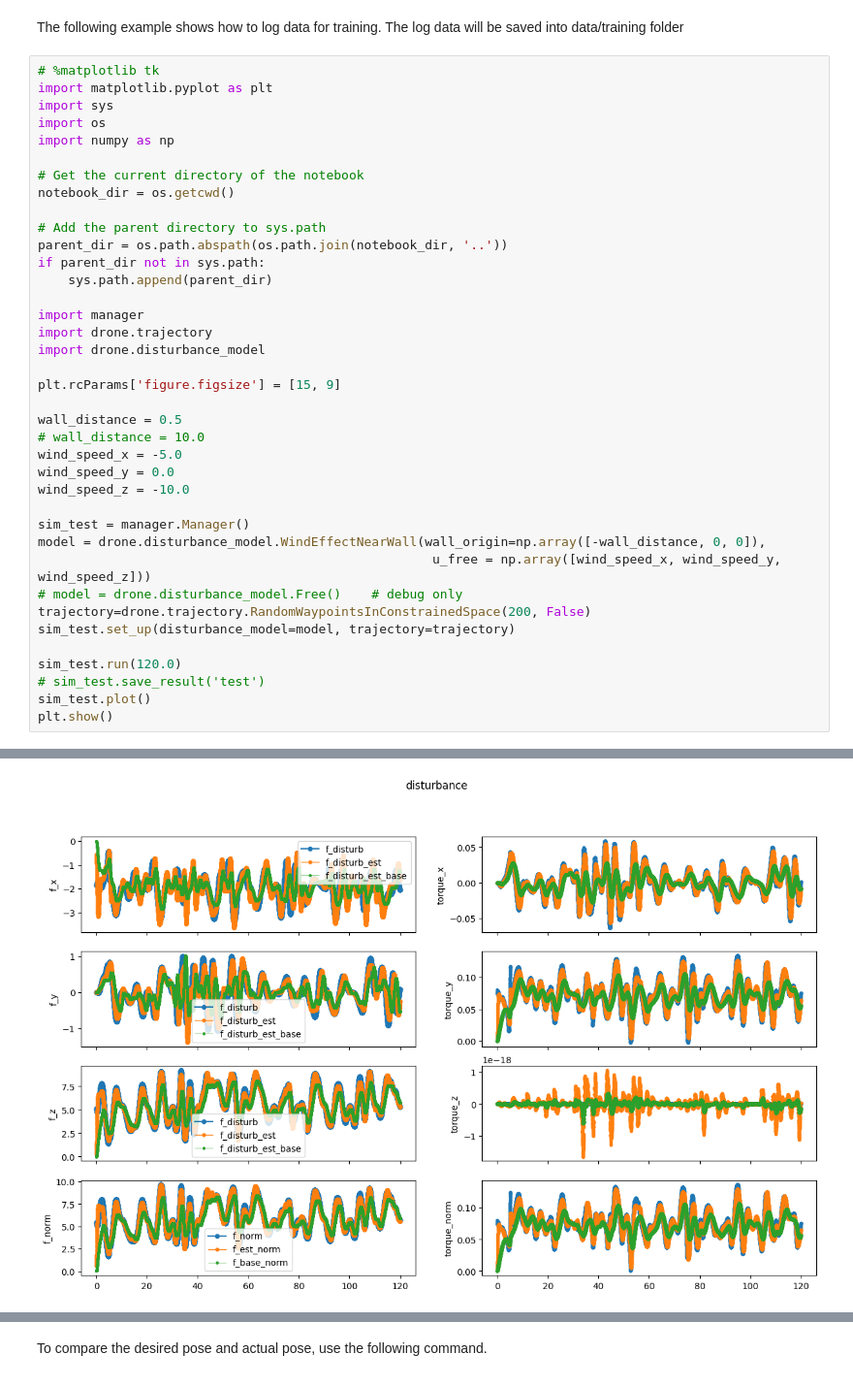
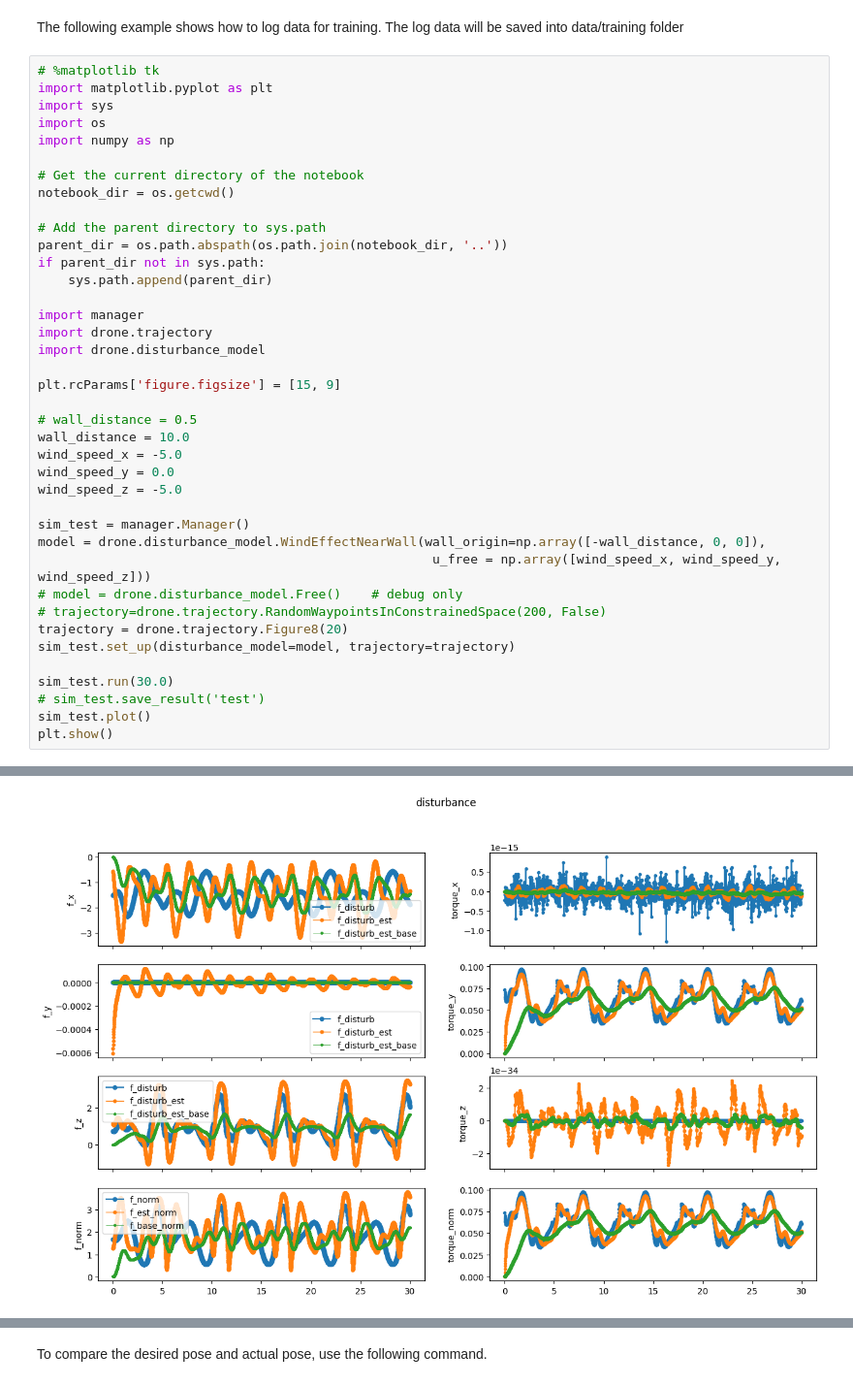
Before and after one commit to zzzzzzhym/DroneSimulator, a Jupyter notebook: simulation/simulation_user_guide.ipynb, the cells around one changed output, grey strips where cells are left out. Shown at 97% size. Cells and saved outputs as stored; diff of their text form.

```diff
--- a/simulation/simulation_user_guide.ipynb
+++ b/simulation/simulation_user_guide.ipynb
@@ -21,20 +21,21 @@ import drone.disturbance_model
 
 plt.rcParams['figure.figsize'] = [15, 9]
 
-wall_distance = 0.5
-# wall_distance = 10.0
+# wall_distance = 0.5
+wall_distance = 10.0
 wind_speed_x = -5.0
 wind_speed_y = 0.0
-wind_speed_z = -10.0
+wind_speed_z = -5.0
 
 sim_test = manager.Manager()
 model = drone.disturbance_model.WindEffectNearWall(wall_origin=np.array([-wall_distance, 0, 0]),
                                                     u_free = np.array([wind_speed_x, wind_speed_y, wind_speed_z]))
 # model = drone.disturbance_model.Free()    # debug only
-trajectory=drone.trajectory.RandomWaypointsInConstrainedSpace(200, False)
+# trajectory=drone.trajectory.RandomWaypointsInConstrainedSpace(200, False)
+trajectory = drone.trajectory.Figure8(20)
 sim_test.set_up(disturbance_model=model, trajectory=trajectory)
 
-sim_test.run(120.0)
+sim_test.run(30.0)
 # sim_test.save_result('test')
 sim_test.plot()
 plt.show()
@@ -54 +67 @@ number of dynamics model steps per controller step: 2
-[figure, old version]
+[figure, new version]
```
Also changed, not shown: parts of 1 cell of this notebook, 6 other files.
